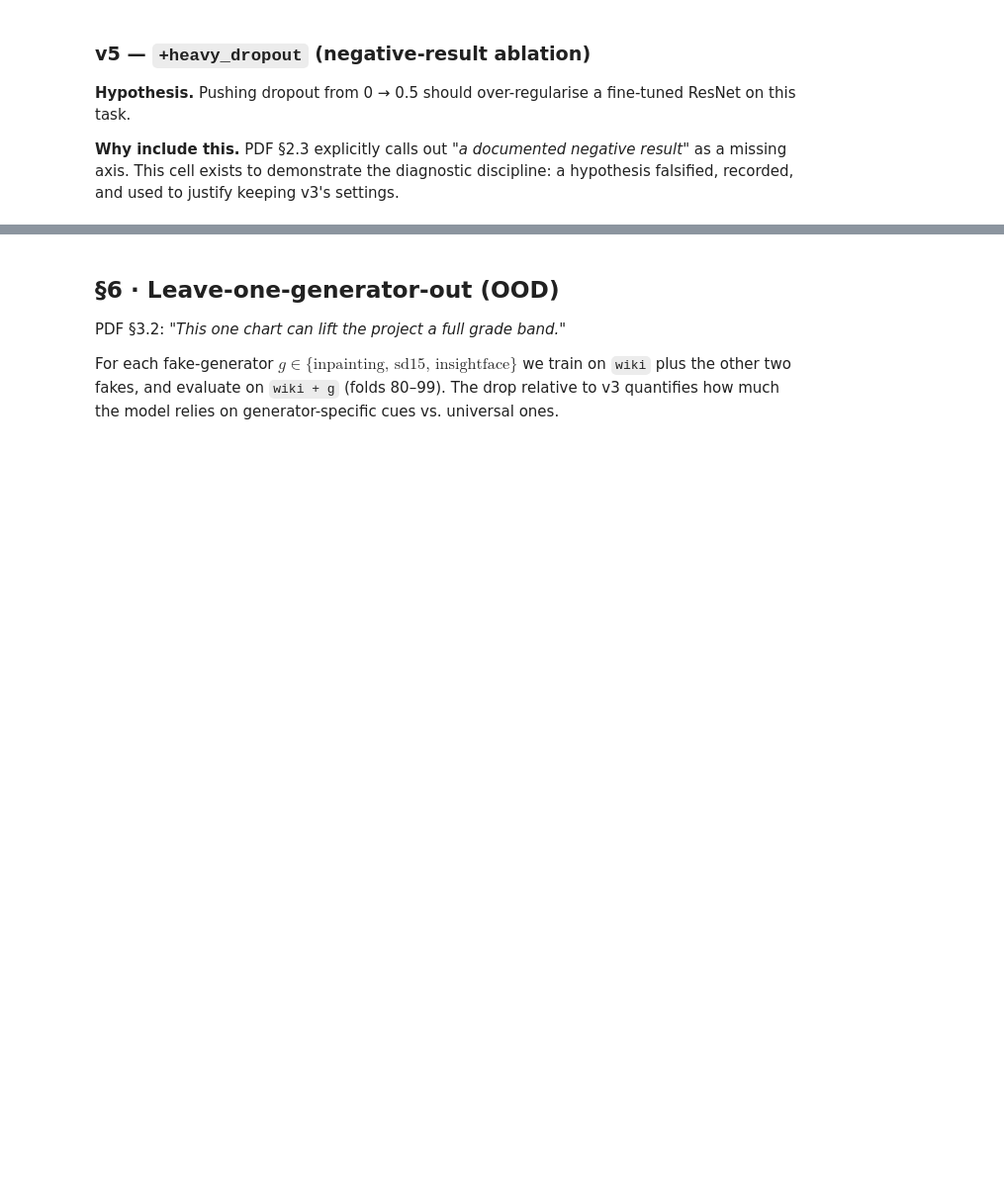
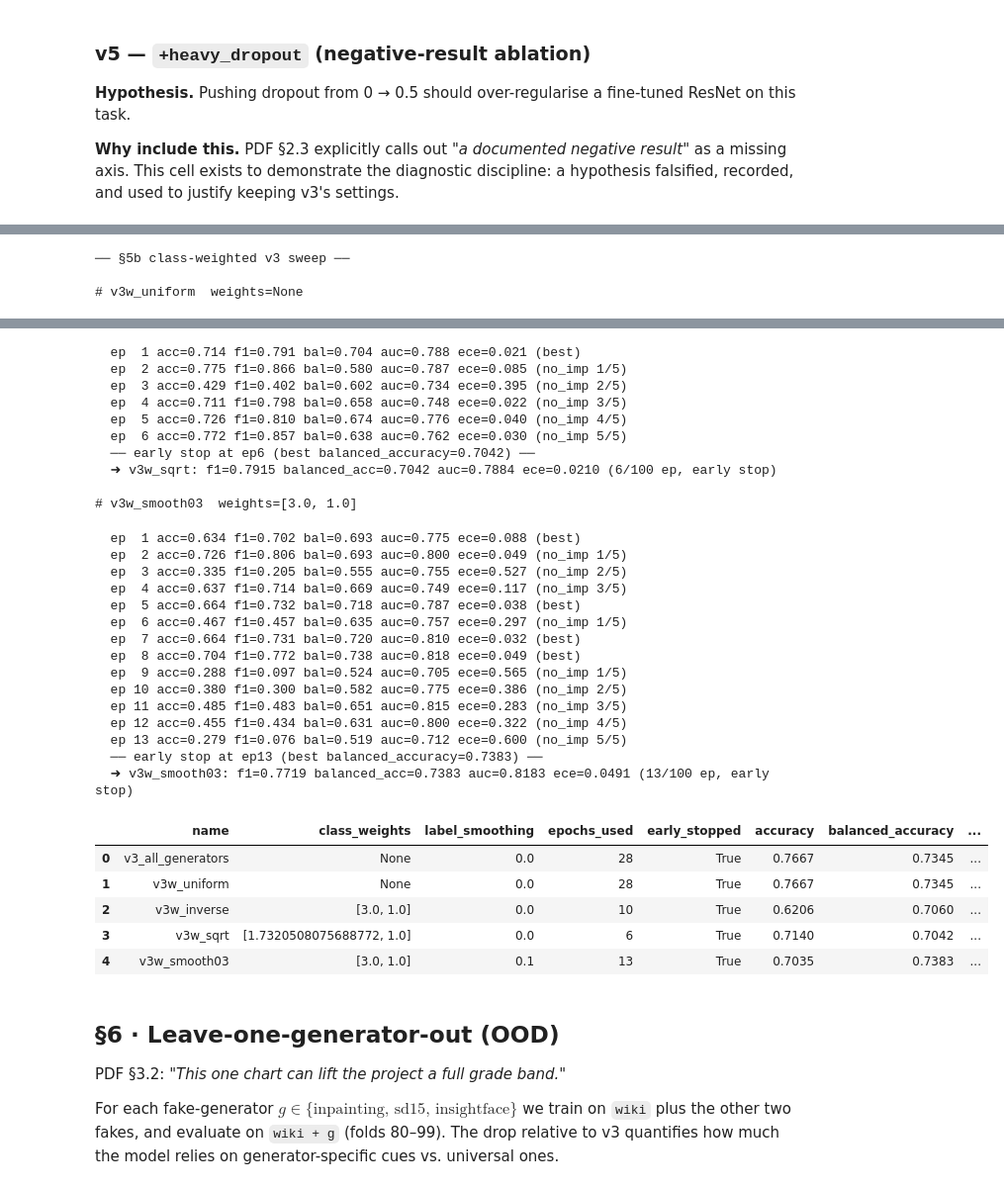
Before and after one commit to rafael-andre1/DeepFake-Image-Generation-And-Detection, a Jupyter notebook: resnetExploration.ipynb, the cells around one changed output, grey strips where cells are left out. Shown at 99% size. Cells and saved outputs as stored; diff of their text form; code cells hidden in the pictures; blank space fills up the shorter version.

Commit message:
updated resnet with results

```diff
--- a/resnetExploration.ipynb
+++ b/resnetExploration.ipynb
@@ -283,10 +356,16 @@ aug, only wiki + inpainting) to anchor every later comparison.
 **Expected.** Decent F1 (~0.90 on this near-trivial pair) but poor calibration
 and weak generalisation to other generators (verified in §6).
 # %%
-EPOCHS = 5   # bump to 25 for the slide numbers
+MAX_EPOCHS = 100   # ladder + §5b + v6 (with early stopping)
+PATIENCE   = 5
+OOD_EPOCHS = 5     # §6 fixed budget — kept short by user request
+SUBS = DRAFT_FRAC if DRAFT_MODE else None    # threaded into v0-v5 + §5b + v6
+
 print("── v0 baseline_scratch ──")
 m_v0, hist_v0, f_v0 = run_experiment(
     "v0_baseline_scratch",
     model_name="resnet18", pretrained=False, use_aug=False,
-    generators=("wiki", "inpainting"), epochs=EPOCHS,
+    generators=("wiki", "inpainting"),
+    epochs=MAX_EPOCHS, patience=PATIENCE,
+    subsample_frac=SUBS,
 )
@@ -389,0 +588,34 @@ m_v5, hist_v5, f_v5 = run_experiment(
+# %%
+print("── §5b class-weighted v3 sweep ──")
+weight_runs = [
+    ("v3w_uniform",  None),                                       # control = v3 baseline
+    ("v3w_inverse",  [3.0, 1.0]),                                 # invert 1:3 real:fake
+    ("v3w_sqrt",     [float(np.sqrt(3.0)), 1.0]),                 # softer correction
+    ("v3w_smooth03", [3.0, 1.0]),                                 # inverse + label smoothing
+]
+for run_name, w in weight_runs:
+    print(f"\n# {run_name}  weights={w}")
+    run_experiment(
+        run_name,
+        model_name="resnet18", pretrained=True, use_aug=True,
+        freeze_stem_epochs=3,
+        generators=("wiki", "inpainting", "sd15", "insightface"),
+        epochs=MAX_EPOCHS, patience=PATIENCE,
+        class_weights=w,
+        label_smoothing=0.1 if run_name == "v3w_smooth03" else 0.0,
+        subsample_frac=SUBS,
+    )
+
+# Comparison table — read straight from the iteration log we just appended to.
+weight_df = pd.DataFrame([r for r in iteration_log
+                          if r["name"].startswith("v3w_")
+                          or r["name"] == "v3_all_generators"]).round(4)
+weight_df = weight_df[["name", "class_weights", "label_smoothing",
+                       "epochs_used", "early_stopped",
+                       "accuracy", "balanced_accuracy", "f1", "roc_auc",
+                       "ece", "per_generator_recall"]]
+weight_df
+# %% [output]
+── §5b class-weighted v3 sweep ──
+
+# v3w_uniform  weights=None
@@ -390,3 +653,34 @@ m_v5, hist_v5, f_v5 = run_experiment(
+  ep  1 acc=0.714 f1=0.791 bal=0.704 auc=0.788 ece=0.021 (best)
+  ep  2 acc=0.775 f1=0.866 bal=0.580 auc=0.787 ece=0.085 (no_imp 1/5)
+  ep  3 acc=0.429 f1=0.402 bal=0.602 auc=0.734 ece=0.395 (no_imp 2/5)
+  ep  4 acc=0.711 f1=0.798 bal=0.658 auc=0.748 ece=0.022 (no_imp 3/5)
+  ep  5 acc=0.726 f1=0.810 bal=0.674 auc=0.776 ece=0.040 (no_imp 4/5)
+  ep  6 acc=0.772 f1=0.857 bal=0.638 auc=0.762 ece=0.030 (no_imp 5/5)
+  ── early stop at ep6 (best balanced_accuracy=0.7042) ──
+  ➜ v3w_sqrt: f1=0.7915 balanced_acc=0.7042 auc=0.7884 ece=0.0210 (6/100 ep, early stop)
+
+# v3w_smooth03  weights=[3.0, 1.0]
+  ep  1 acc=0.634 f1=0.702 bal=0.693 auc=0.775 ece=0.088 (best)
+  ep  2 acc=0.726 f1=0.806 bal=0.693 auc=0.800 ece=0.049 (no_imp 1/5)
+  ep  3 acc=0.335 f1=0.205 bal=0.555 auc=0.755 ece=0.527 (no_imp 2/5)
+  ep  4 acc=0.637 f1=0.714 bal=0.669 auc=0.749 ece=0.117 (no_imp 3/5)
+  ep  5 acc=0.664 f1=0.732 bal=0.718 auc=0.787 ece=0.038 (best)
+  ep  6 acc=0.467 f1=0.457 bal=0.635 auc=0.757 ece=0.297 (no_imp 1/5)
+  ep  7 acc=0.664 f1=0.731 bal=0.720 auc=0.810 ece=0.032 (best)
+  ep  8 acc=0.704 f1=0.772 bal=0.738 auc=0.818 ece=0.049 (best)
+  ep  9 acc=0.288 f1=0.097 bal=0.524 auc=0.705 ece=0.565 (no_imp 1/5)
+  ep 10 acc=0.380 f1=0.300 bal=0.582 auc=0.775 ece=0.386 (no_imp 2/5)
+  ep 11 acc=0.485 f1=0.483 bal=0.651 auc=0.815 ece=0.283 (no_imp 3/5)
+  ep 12 acc=0.455 f1=0.434 bal=0.631 auc=0.800 ece=0.322 (no_imp 4/5)
+  ep 13 acc=0.279 f1=0.076 bal=0.519 auc=0.712 ece=0.600 (no_imp 5/5)
+  ── early stop at ep13 (best balanced_accuracy=0.7383) ──
+  ➜ v3w_smooth03: f1=0.7719 balanced_acc=0.7383 auc=0.8183 ece=0.0491 (13/100 ep, early stop)
+|  | name | class_weights | label_smoothing | epochs_used | early_stopped | accuracy | balanced_accuracy | ... |
+| 0 | v3_all_generators | None | 0.0 | 28 | True | 0.7667 | 0.7345 | ... |
+| 1 | v3w_uniform | None | 0.0 | 28 | True | 0.7667 | 0.7345 | ... |
+| 2 | v3w_inverse | [3.0, 1.0] | 0.0 | 10 | True | 0.6206 | 0.7060 | ... |
+| 3 | v3w_sqrt | [1.7320508075688772, 1.0] | 0.0 | 6 | True | 0.7140 | 0.7042 | ... |
+| 4 | v3w_smooth03 | [3.0, 1.0] | 0.1 | 13 | True | 0.7035 | 0.7383 | ... |
 # %% [markdown]
 ## §6 · Leave-one-generator-out (OOD)
 
```
Also changed, not shown: parts of 25 cells of this notebook, 11 other files.
